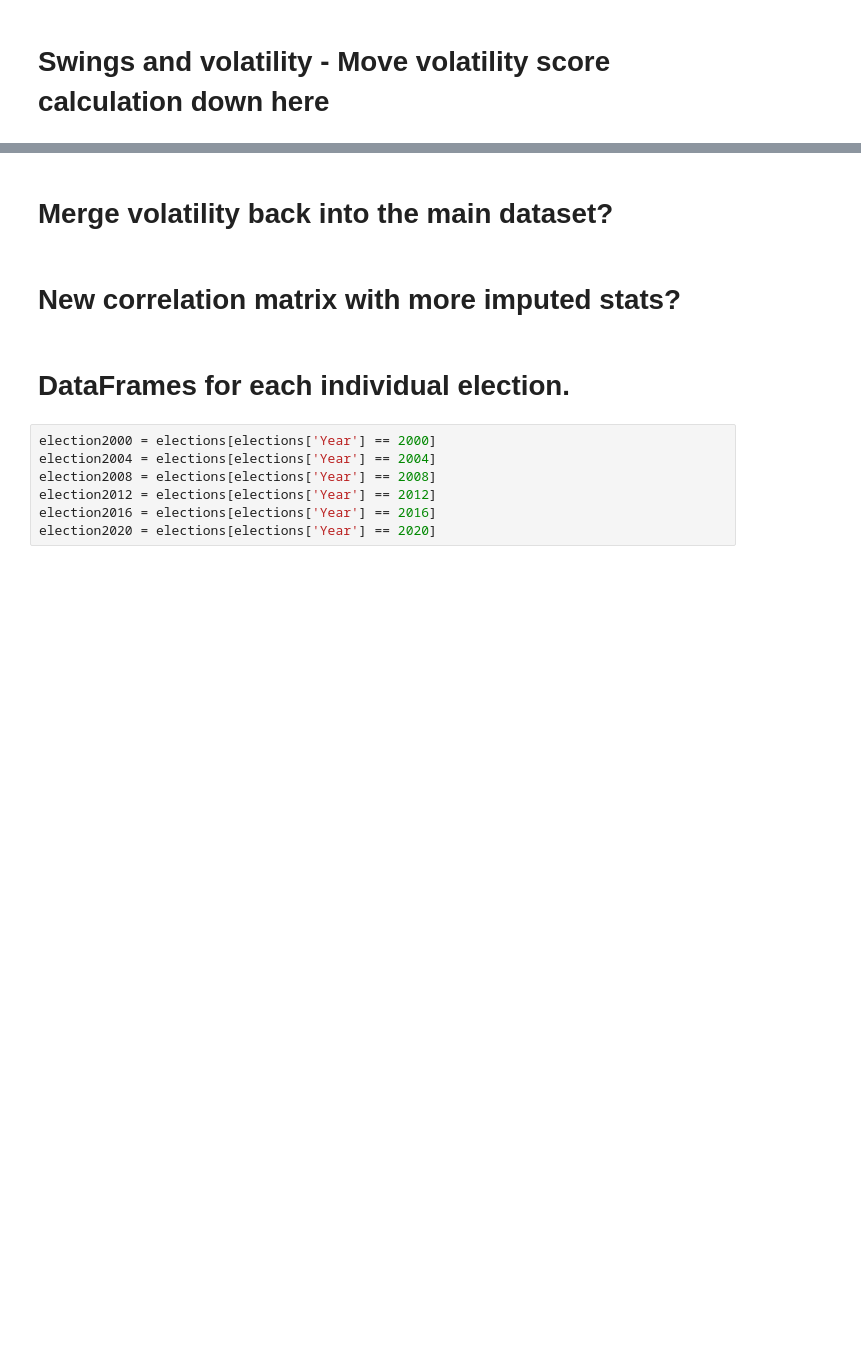
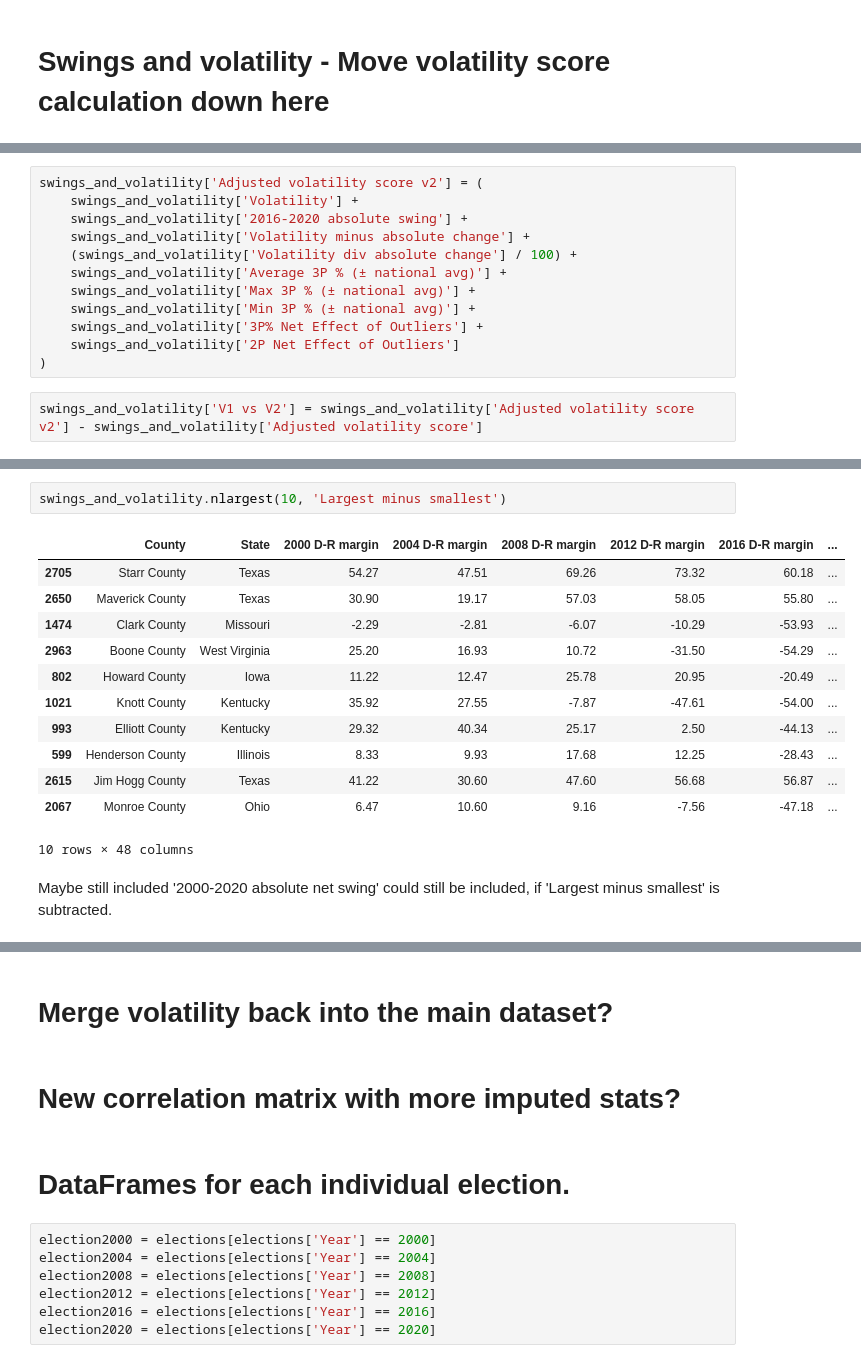
Before and after one commit to matthewcavanaugh96/us-presidential-elections-by-county, a Jupyter notebook: Part 3 Analysis and Modeling.ipynb, the cells around one changed output, grey strips where cells are left out. Cells and saved outputs as stored; diff of their text form; blank space fills up the shorter version.

```diff
--- a/Part 3 Analysis and Modeling.ipynb
+++ b/Part 3 Analysis and Modeling.ipynb
@@ -549,0 +633,14 @@ swings_and_volatility.nsmallest(5, 'Vol Score v2')
+# %%
+swings_and_volatility['Adjusted volatility score v2'] = (
+    swings_and_volatility['Volatility'] +
+    swings_and_volatility['2016-2020 absolute swing'] +
+    swings_and_volatility['Volatility minus absolute change'] +
+    (swings_and_volatility['Volatility div absolute change'] / 100) +
+    swings_and_volatility['Average 3P % (± national avg)'] +
+    swings_and_volatility['Max 3P % (± national avg)'] +
+    swings_and_volatility['Min 3P % (± national avg)'] +
+    swings_and_volatility['3P% Net Effect of Outliers'] +
+    swings_and_volatility['2P Net Effect of Outliers']
+)
+# %%
+swings_and_volatility['V1 vs V2'] = swings_and_volatility['Adjusted volatility score v2'] - swings_and_volatility['Adjusted volatility score']
@@ -549,0 +657,17 @@ swings_and_volatility.nsmallest(5, 'Vol Score v2')
+# %%
+swings_and_volatility.nlargest(10, 'Largest minus smallest')
+# %% [output]
+|  | County | State | 2000 D-R margin | 2004 D-R margin | 2008 D-R margin | 2012 D-R margin | 2016 D-R margin | ... |
+| 2705 | Starr County | Texas | 54.27 | 47.51 | 69.26 | 73.32 | 60.18 | ... |
+| 2650 | Maverick County | Texas | 30.90 | 19.17 | 57.03 | 58.05 | 55.80 | ... |
+| 1474 | Clark County | Missouri | -2.29 | -2.81 | -6.07 | -10.29 | -53.93 | ... |
+| 2963 | Boone County | West Virginia | 25.20 | 16.93 | 10.72 | -31.50 | -54.29 | ... |
+| 802 | Howard County | Iowa | 11.22 | 12.47 | 25.78 | 20.95 | -20.49 | ... |
+| 1021 | Knott County | Kentucky | 35.92 | 27.55 | -7.87 | -47.61 | -54.00 | ... |
+| 993 | Elliott County | Kentucky | 29.32 | 40.34 | 25.17 | 2.50 | -44.13 | ... |
+| 599 | Henderson County | Illinois | 8.33 | 9.93 | 17.68 | 12.25 | -28.43 | ... |
+| 2615 | Jim Hogg County | Texas | 41.22 | 30.60 | 47.60 | 56.68 | 56.87 | ... |
+| 2067 | Monroe County | Ohio | 6.47 | 10.60 | 9.16 | -7.56 | -47.18 | ... |
+10 rows × 48 columns
+# %% [markdown]
+Maybe still included '2000-2020 absolute net swing' could still be included, if 'Largest minus smallest' is subtracted.
```
Also changed, not shown: parts of 70 cells of this notebook.
